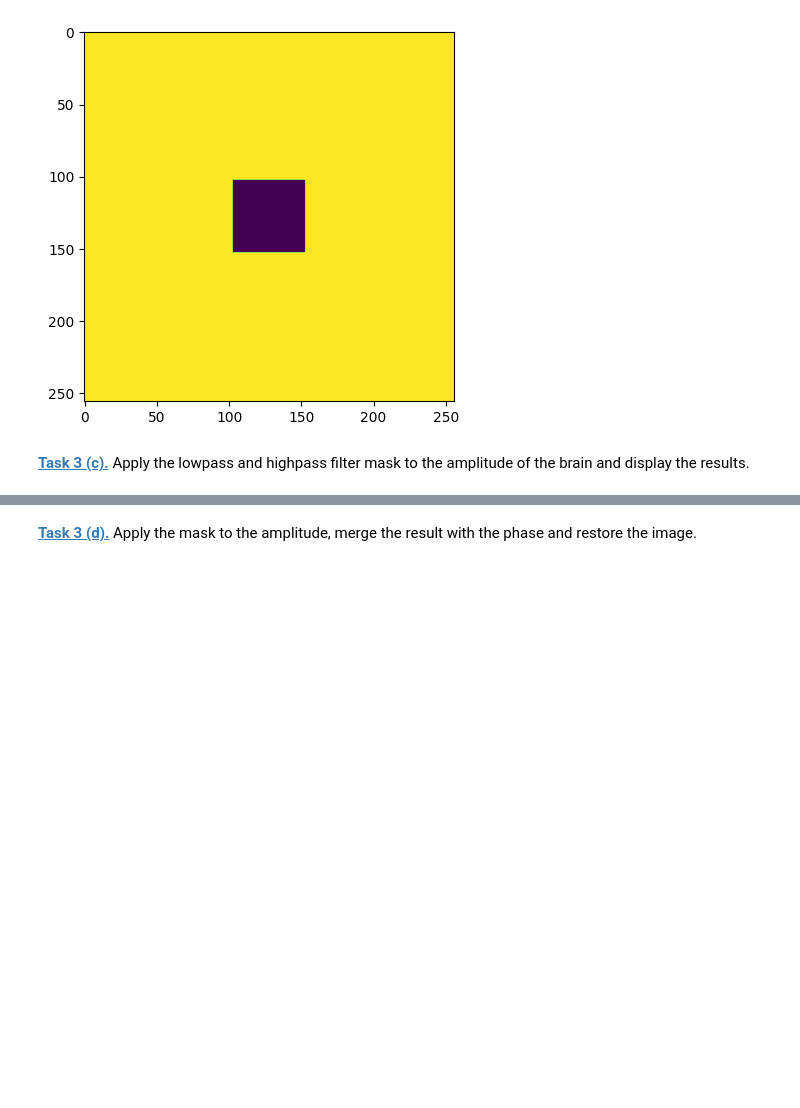
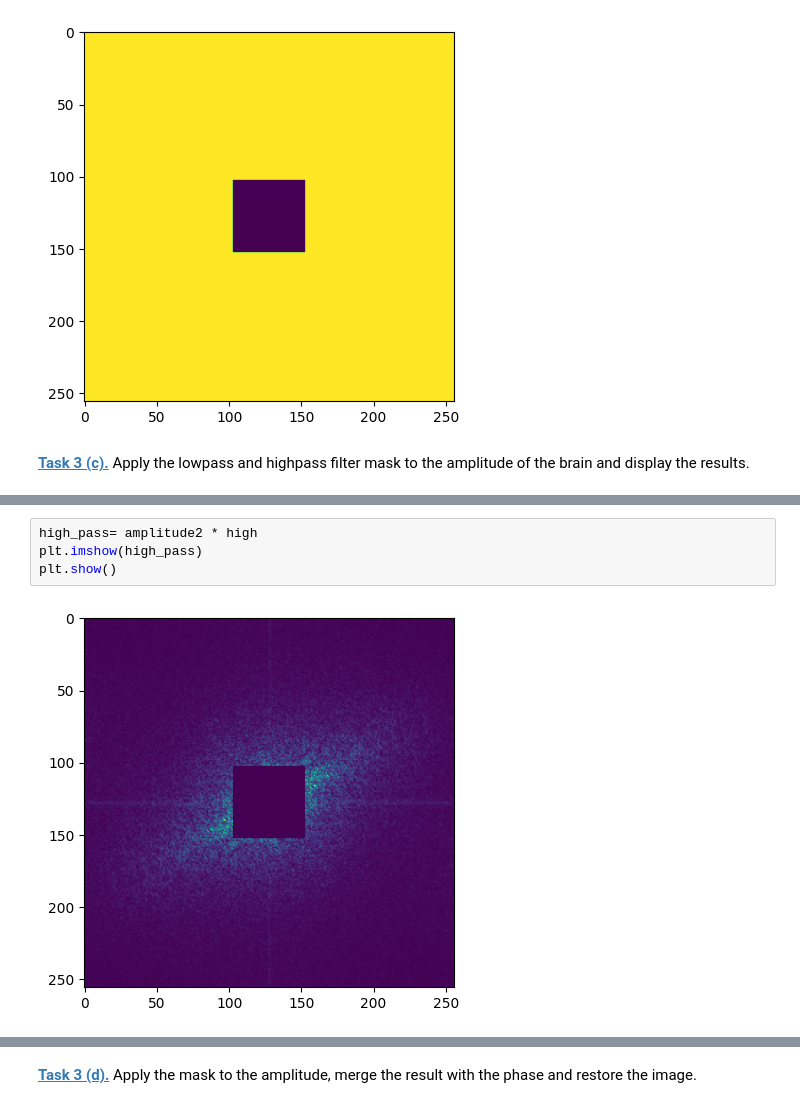
Before and after one commit to AB22-too/mobi-fs5-python, a Jupyter notebook: fourier.ipynb, the cells around one changed output, grey strips where cells are left out. Drawn from its saved outputs; the diff is of its cells as text; blank space fills up the shorter version.

```diff
--- a/fourier.ipynb
+++ b/fourier.ipynb
@@ -148,3 +153,9 @@ plt.imshow(brain_mask)
 plt.show()
 # %% [output]
 [figure]
+# %%
+high_pass= amplitude2 * high
+plt.imshow(high_pass)
+plt.show()
+# %% [output]
+[figure, added]
```
Also changed, not shown: parts of 13 cells of this notebook.
